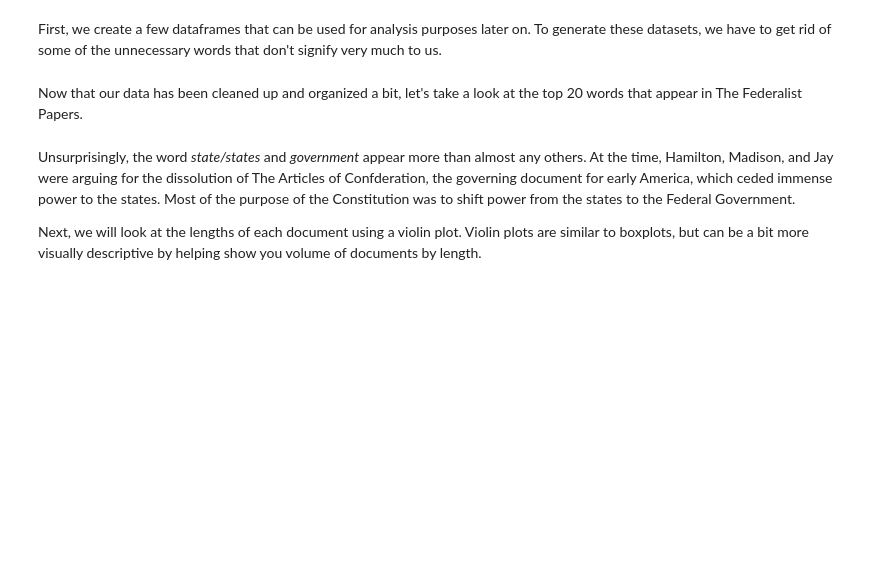
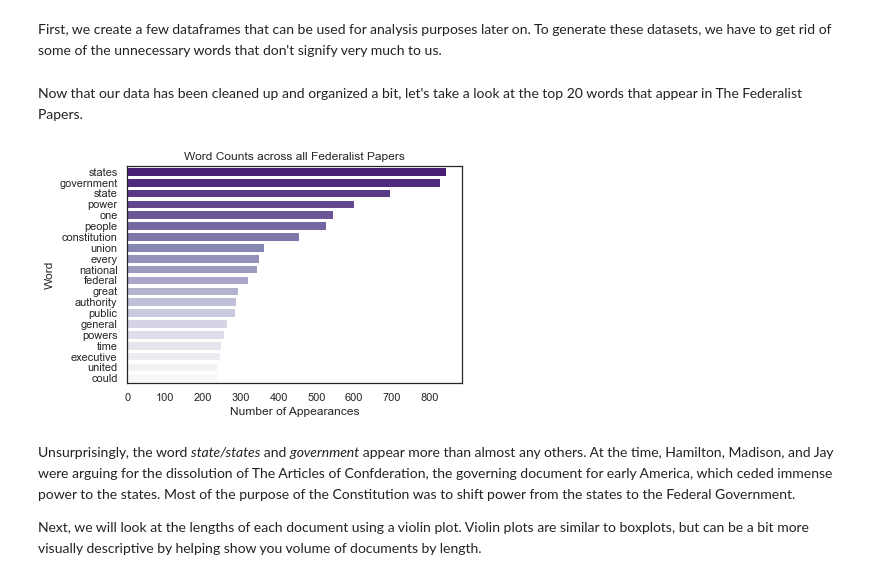
Before and after one commit to jschulberg/Federalist-Papers-NLP, a Jupyter notebook: EDA.ipynb, the cells around one changed output. Saved outputs shown, nothing was run; the diff lists cells and outputs as text; code cells hidden in the pictures; blank space fills up the shorter version.

```diff
--- a/EDA.ipynb
+++ b/EDA.ipynb
@@ -46,21 +83,23 @@ Now that our data has been cleaned up and organized a bit, let's take a look at
 # %%
 # ----------------------------------------------------------------------------
 #                             Viz 1: Top 20 Words
 # ----------------------------------------------------------------------------
 #%% Our first visualization counts the top 20 words across all documents.
 # Set the theme
 sns.set_style('white')
 sns.set_context('notebook')
 
 # Build the visualization
 viz1 = sns.barplot(x = 'count',
             y = 'word',
-            data = words_nonstop[:20],
+            data = word_counts[:20],
             palette = "Purples_r")
 
 # Set our labels
 viz1.set(xlabel='Number of Appearances', ylabel='Word', title = 'Word Counts across all Federalist Papers')
 plt.show()
+# %% [output]
+[figure, added]
 # %% [markdown]
 Unsurprisingly, the word *state/states* and *government* appear more than almost any others. At the time, Hamilton, Madison, and Jay were arguing for the dissolution of The Articles of Confderation, the governing document for early America, which ceded immense power to the states. Most of the purpose of the Constitution was to shift power from the states to the Federal Government.
 
```
Also changed, not shown: parts of 13 cells of this notebook, 9 other files.
